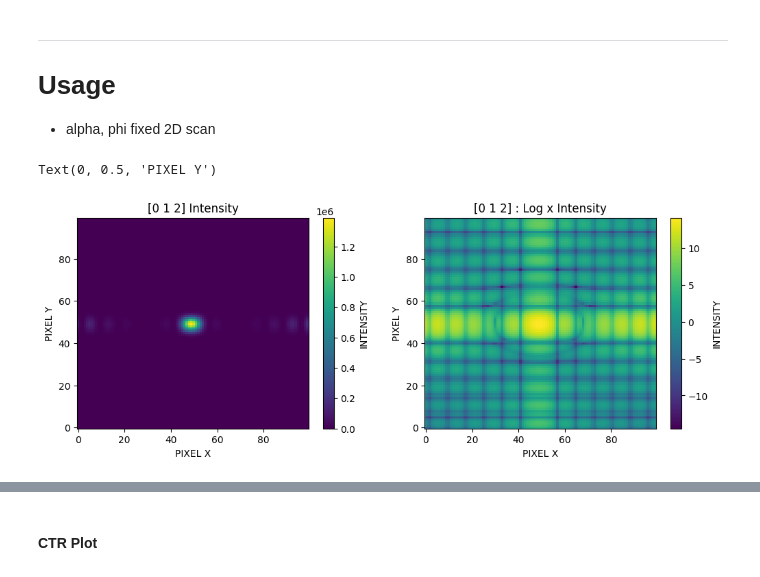
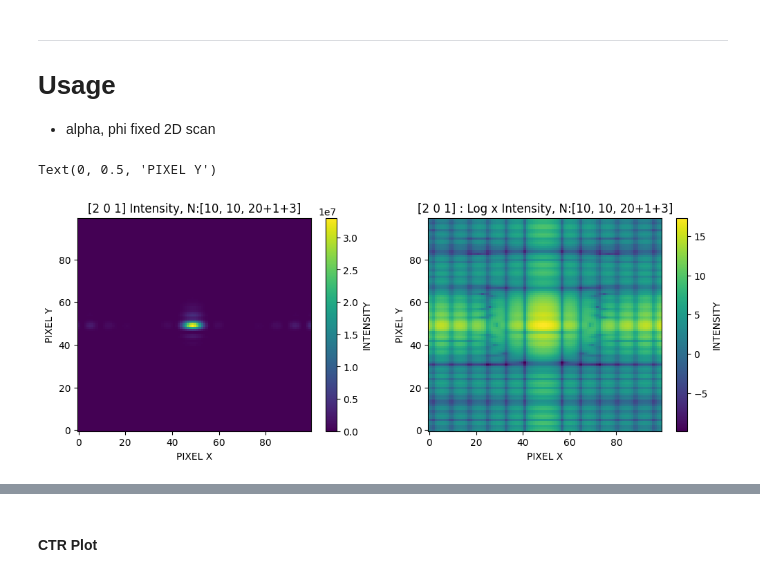
Before and after one commit to SeongSihun/XRD-Analysis, a Jupyter notebook: CTR_Analysis.ipynb, the cells around one changed output, grey strips where cells are left out. Cells and saved outputs as stored; diff of their text form; code cells hidden in the pictures.

```diff
--- a/CTR_Analysis.ipynb
+++ b/CTR_Analysis.ipynb
@@ -534,9 +548,12 @@ def SH(N1, N2, H):
   else:
     return exp(ix * N1) * (1 - exp(ix * N2)) / (1-exp(ix))
 
-def E(hkl, sample, bulk):
+def E(HKL, sample, bulk):
+  # Convert HKL on Bulk Frame, into hkl on Film Frame.
+  hkl = sample.abc * HKL / bulk.abc
+  #
   N1, N2 = sample.loc
-  Fctr   = Fc(hkl, sample, bulk)
+  Fctr   = Fc(hkl, sample)
   SS     = 1
   for ii in range(3):
     if (sample.nhkl / norm(sample.nhkl))[ii] == 1:
@@ -617,6 +636,14 @@ def LHPlot(hkl, samples):
 ## **2D** pixel detector Settings
 # %% [markdown]
 ### class
+# %%
+# For plot title
+def Ntext(samples):
+  if np.array(samples).size == 1:
+    return f'[{samples.NaNbNc[0]}, {samples.NaNbNc[1]}, {samples.NaNbNc[2]}]'
+  else :
+    c = '+'.join([str(sample.NaNbNc[2]) for sample in samples[1:]])
+    return f'[{samples[0].NaNbNc[0]}, {samples[0].NaNbNc[1]}, {samples[0].NaNbNc[2]}+{c}]'
 # %%
 class Detector():
   def __init__(self, wavelength, samples, pixel_length = 0.005, size = (100, 100)):
@@ -627,6 +654,8 @@ class Detector():
     self.energy = 6.626E-34 * 299792458 / wavelength / 1.602176565e-19
     self.scale  = self.bulk.scaling(self.energy)
     self.set_pixels(pixel_length, size)
+    #
+    self.Ntext  = Ntext(samples)
 
   def set_pixels(self, pixel_length, size):
     self.pixel_length = pixel_length
@@ -719,30 +748,30 @@ NGO = Sample(
 # %%
 detector = Detector(
   wavelength   = 1.5406e-10,
-  samples      = (STO, NNO),
+  samples      = (STO, NNO, NGO),
   pixel_length = 0.005,
   size         = (100, 100)
 )
 
 (alpha, phi) = 0.1, 0
-hkl = np.array([0, 1, 2])
+hkl = np.array([2, 0, 1])
 
 II = detector.scan(hkl, (alpha, phi))
 # %%
 plt.figure(figsize = (12, 4))
 plt.subplot(1, 2, 1)
 plt.pcolor(range(II.shape[0]), range(II.shape[1]), II.T)
-plt.title(f'{hkl} Intensity')
+plt.title(f'{hkl} Intensity, N:{detector.Ntext}')
 plt.colorbar(label='INTENSITY')
 plt.xlabel("PIXEL X")
 plt.ylabel("PIXEL Y")
 
 plt.subplot(1, 2, 2)
 plt.pcolor(range(II.shape[0]), range(II.shape[1]), np.log(II.T))
-plt.title(f'{hkl} : Log x Intensity')
+plt.title(f'{hkl} : Log x Intensity, N:{detector.Ntext}')
 plt.colorbar(label='INTENSITY')
 plt.xlabel("PIXEL X")
 plt.ylabel("PIXEL Y")
 # %% [output]
 Text(0, 0.5, 'PIXEL Y')
-[figure, old version]
+[figure, new version]
```
Also changed, not shown: parts of 11 cells of this notebook.
